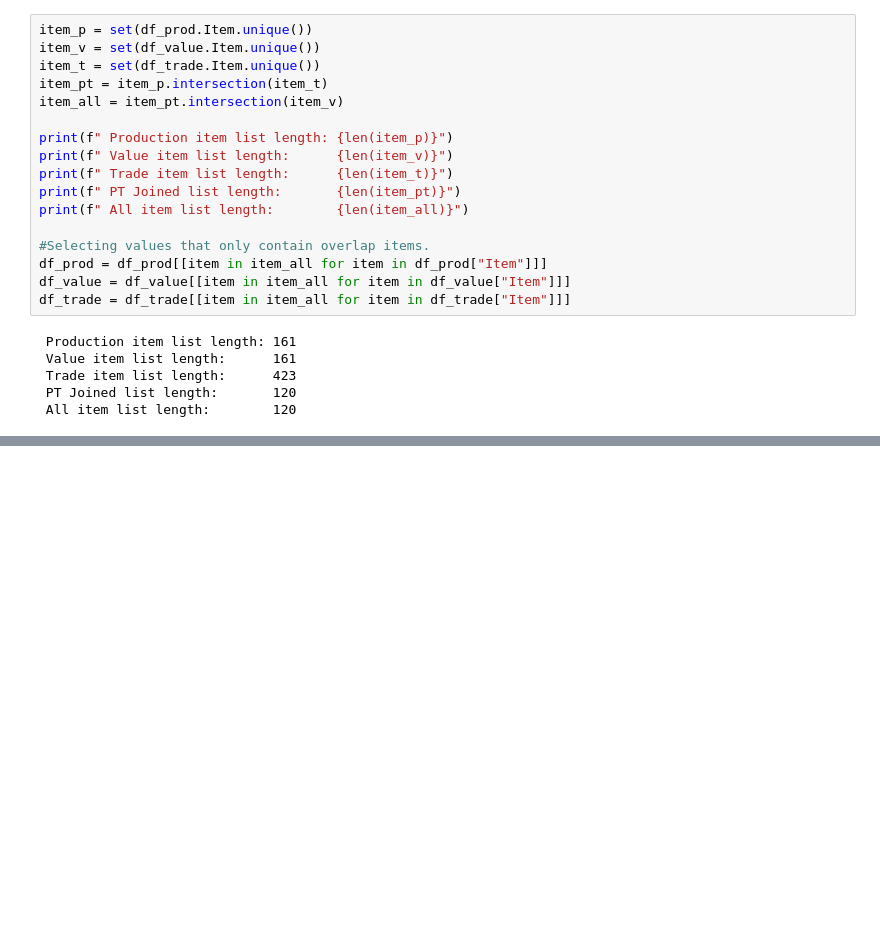
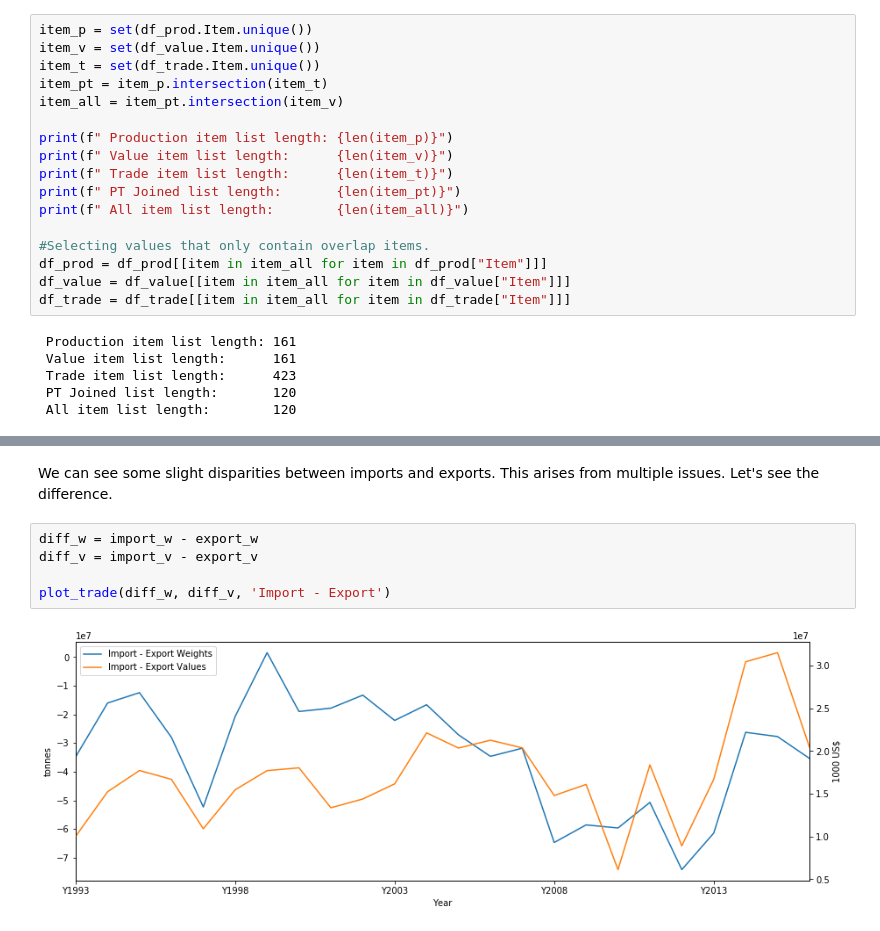
Before and after one commit to n-poulsen/GranADA, a Jupyter notebook: code/milestone2.ipynb, the cells around one changed output, grey strips where cells are left out. Cells and saved outputs as stored; diff of their text form; blank space fills up the shorter version.

```diff
--- a/code/milestone2.ipynb
+++ b/code/milestone2.ipynb
@@ -415,0 +430,9 @@ w
+# %% [markdown]
+We can see some slight disparities between imports and exports. This arises from multiple issues. Let's see the difference.
+# %%
+diff_w = import_w - export_w
+diff_v = import_v - export_v
+
+plot_trade(diff_w, diff_v, 'Import - Export')
+# %% [output]
+[figure, added]
```
Also changed, not shown: parts of 36 cells of this notebook, 1 other file.
